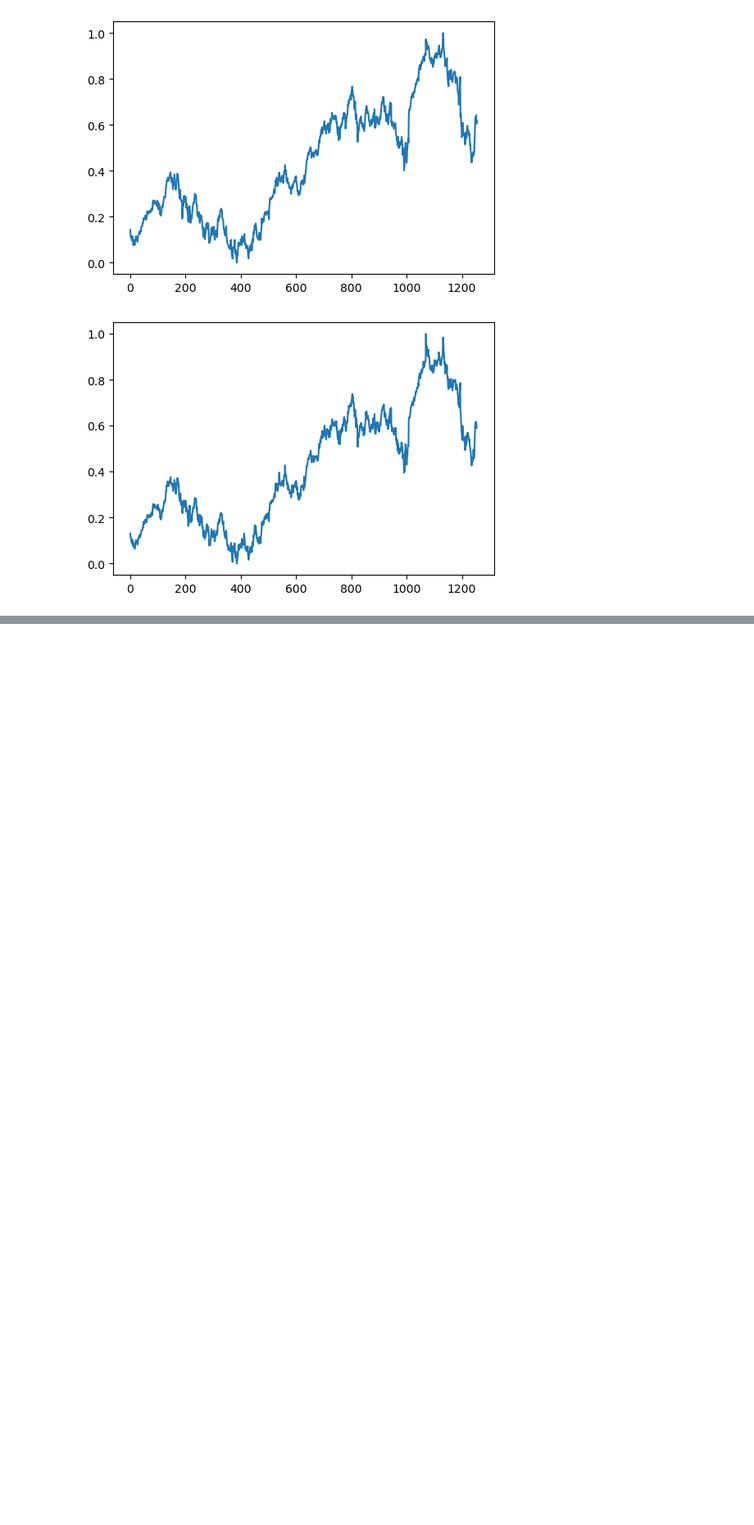
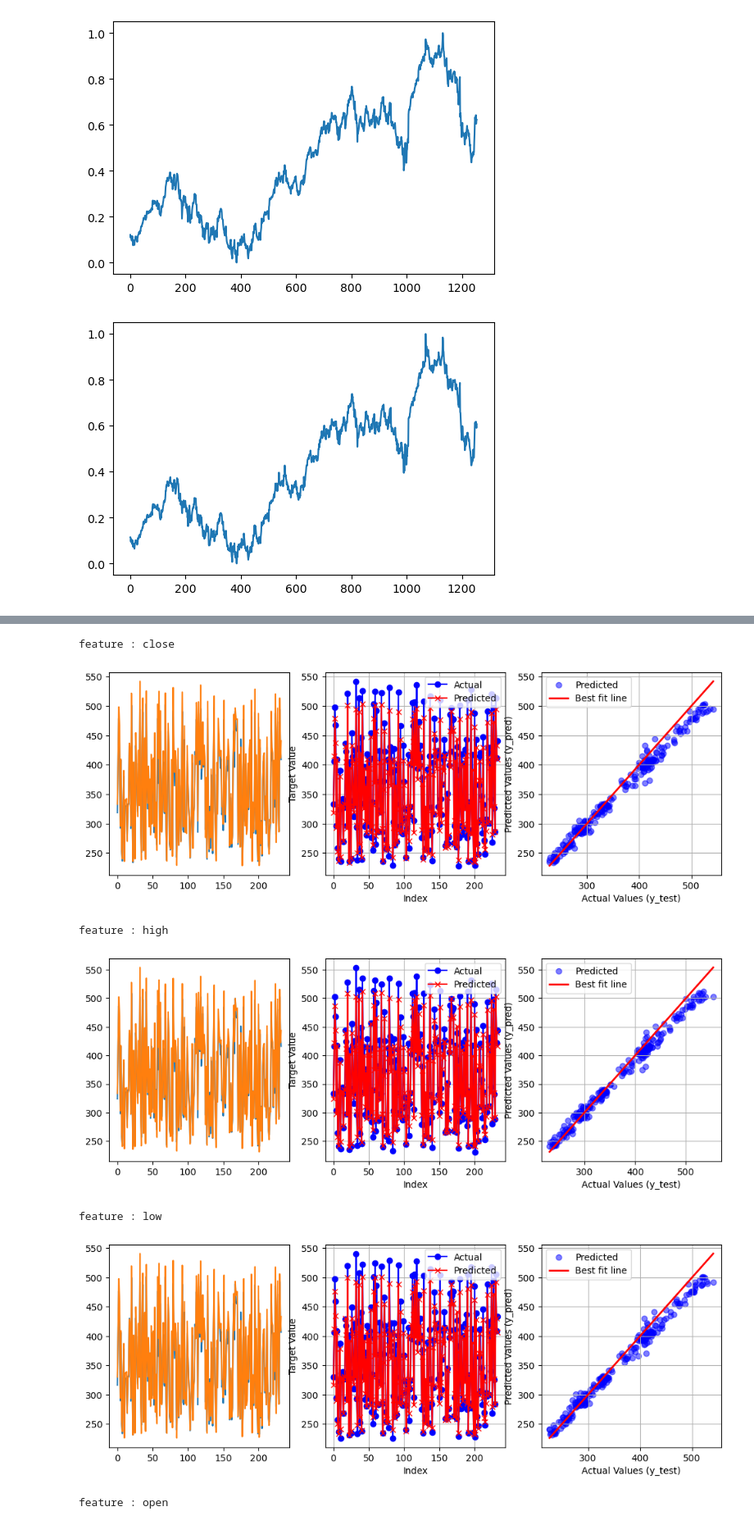
Before and after one commit to utsav87589/LSTM---Stock-price-prediction, a Jupyter notebook: test_files/v1/revision/25-04.ipynb, the cells around one changed output, grey strips where cells are left out. Shown at 82% size. Cells and saved outputs as stored; diff of their text form; code cells hidden in the pictures; blank space fills up the shorter version.

```diff
--- a/test_files/v1/revision/25-04.ipynb
+++ b/test_files/v1/revision/25-04.ipynb
@@ -155,0 +254,4 @@ print(f"{X_train.shape} : {y_train.shape} :: {X_test.shape} : {y_test.shape}")
+# %%
+### inverse scaling the y_test for the comparison
+y_test = scaler.inverse_transform(y_test)
+y_test
@@ -155,0 +276,8 @@ print(f"{X_train.shape} : {y_train.shape} :: {X_test.shape} : {y_test.shape}")
+# %%
+### finding out the comparsion/evaluation metrices
+from sklearn.metrics import mean_absolute_error, mean_squared_error, root_mean_squared_error
+for i in range (0, 4) :
+    print(f"feature : {features_to_target[i]}")
+    print(mean_squared_error(y_test, y_pred))
+    print(mean_absolute_error(y_test, y_pred))
+    print(root_mean_squared_error(y_test, y_pred))
@@ -155,0 +301,41 @@ print(f"{X_train.shape} : {y_train.shape} :: {X_test.shape} : {y_test.shape}")
+# %%
+def plot_predictions(y_test, y_pred) :
+    plt.figure(figsize = (12, 4))
+
+    #----------Plot to see the trend made by model
+    plt.subplot(1, 3, 1)
+    plt.plot(y_pred, label = 'Predicted')
+    plt.plot(y_test, label = 'Actual')
+
+    #----------Actual vs Predicted points
+    plt.subplot(1, 3, 2)
+    plt.plot(y_test, label='Actual', color='blue', marker='o')
+    plt.plot(y_pred, label='Predicted', color='red', marker='x')
+    plt.xlabel('Index')
+    plt.ylabel('Target Value')
+    plt.legend()
+    plt.grid(True)
+
+    #--------- Best fit line
+    plt.subplot(1, 3, 3)
+    plt.scatter(y_test, y_pred, color = 'blue', alpha = 0.5, label = 'Predicted')
+    plt.plot([y_test.min(), y_test.max()], [y_test.min(), y_test.max()],
+             color = 'red', linewidth = 2, label = 'Best fit line')
+    plt.xlabel('Actual Values (y_test)')
+    plt.ylabel('Predicted Values (y_pred)')
+    plt.legend()
+    plt.grid(True)
+    plt.show()
+# %%
+### plotting the comparison graphs now
+for i in range(0, 4) :
+    print(f"feature : {features_to_target[i]}")
+    plot_predictions(y_test[:, i], y_pred[:, i])
+# %% [output]
+feature : close
+[figure, added]
+feature : high
+[figure, added]
+feature : low
+[figure, added]
+feature : open
```
Also changed, not shown: parts of 19 cells of this notebook.
